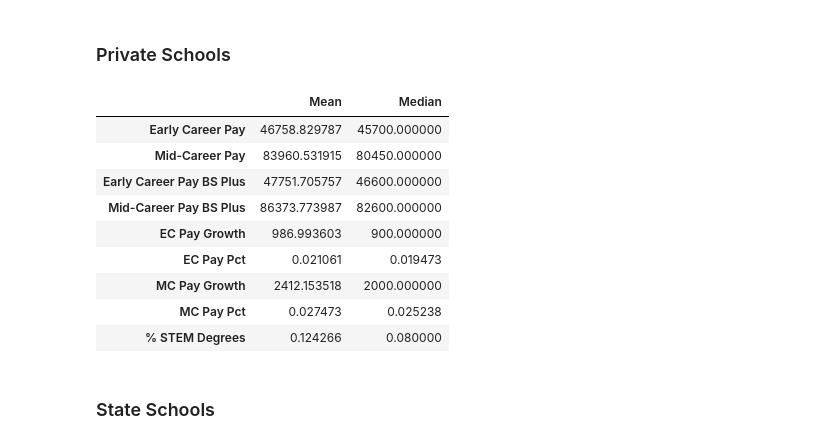
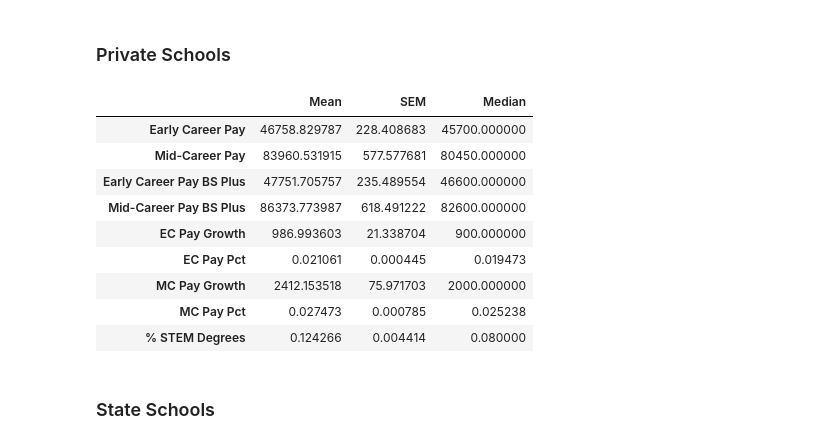
Before and after one commit to rohitrao1/Analysis-of-Higher-Education, a Jupyter notebook: ABComp.ipynb, the cells around one changed output. Cells and saved outputs as stored; diff of their text form; code cells hidden in the pictures.

```diff
--- a/ABComp.ipynb
+++ b/ABComp.ipynb
@@ -136,35 +178,34 @@ ivylg_summ
 # %% [markdown]
 ### Private Schools
 # %%
-#  Mean info
-privt_mean = privt_data[["Early Career Pay", "Mid-Career Pay",
+# Get a subset of overall data for calculations
+privt_strip = privt_data[["Early Career Pay", "Mid-Career Pay",
                          "Early Career Pay BS Plus", "Mid-Career Pay BS Plus",
                          "EC Pay Growth", "EC Pay Pct", "MC Pay Growth", "MC Pay Pct",
                          "% STEM Degrees"
-                        ]].mean()
-#  Create summary data frame to hold all results
-privt_summ = pd.DataFrame(privt_mean, columns=["Mean"])
-#  Median info
-privt_medi = privt_data[["Early Career Pay", "Mid-Career Pay",
-                         "Early Career Pay BS Plus", "Mid-Career Pay BS Plus",
-                         "EC Pay Growth", "EC Pay Pct", "MC Pay Growth", "MC Pay Pct",
-                         "% STEM Degrees"
-                        ]].median()
-#  Add median info to summary
-privt_summ["Median"] = privt_medi
+                        ]]
+
+# Create summary data frame to hold all results starting with mean
+privt_summ = pd.DataFrame(privt_strip.mean(), columns=["Mean"])
+
+# Add in SEM
+privt_summ["SEM"] = privt_strip.sem()
+
+# Add median info
+privt_summ["Median"] = privt_strip.median()
 
 privt_summ
 # %% [output]
-|  | Mean | Median |
-| Early Career Pay | 46758.829787 | 45700.000000 |
-| Mid-Career Pay | 83960.531915 | 80450.000000 |
-| Early Career Pay BS Plus | 47751.705757 | 46600.000000 |
-| Mid-Career Pay BS Plus | 86373.773987 | 82600.000000 |
-| EC Pay Growth | 986.993603 | 900.000000 |
-| EC Pay Pct | 0.021061 | 0.019473 |
-| MC Pay Growth | 2412.153518 | 2000.000000 |
-| MC Pay Pct | 0.027473 | 0.025238 |
-| % STEM Degrees | 0.124266 | 0.080000 |
+|  | Mean | SEM | Median |
+| Early Career Pay | 46758.829787 | 228.408683 | 45700.000000 |
+| Mid-Career Pay | 83960.531915 | 577.577681 | 80450.000000 |
+| Early Career Pay BS Plus | 47751.705757 | 235.489554 | 46600.000000 |
+| Mid-Career Pay BS Plus | 86373.773987 | 618.491222 | 82600.000000 |
+| EC Pay Growth | 986.993603 | 21.338704 | 900.000000 |
+| EC Pay Pct | 0.021061 | 0.000445 | 0.019473 |
+| MC Pay Growth | 2412.153518 | 75.971703 | 2000.000000 |
+| MC Pay Pct | 0.027473 | 0.000785 | 0.025238 |
+| % STEM Degrees | 0.124266 | 0.004414 | 0.080000 |
 # %% [markdown]
 ### State Schools
 # %%
```
Also changed, not shown: parts of 23 cells of this notebook, 4 other files.
